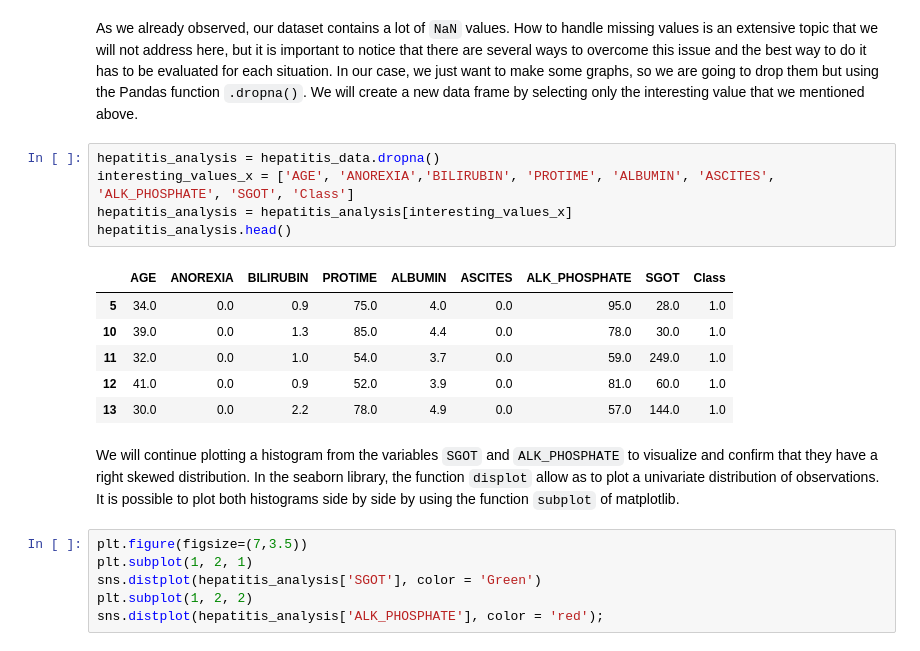
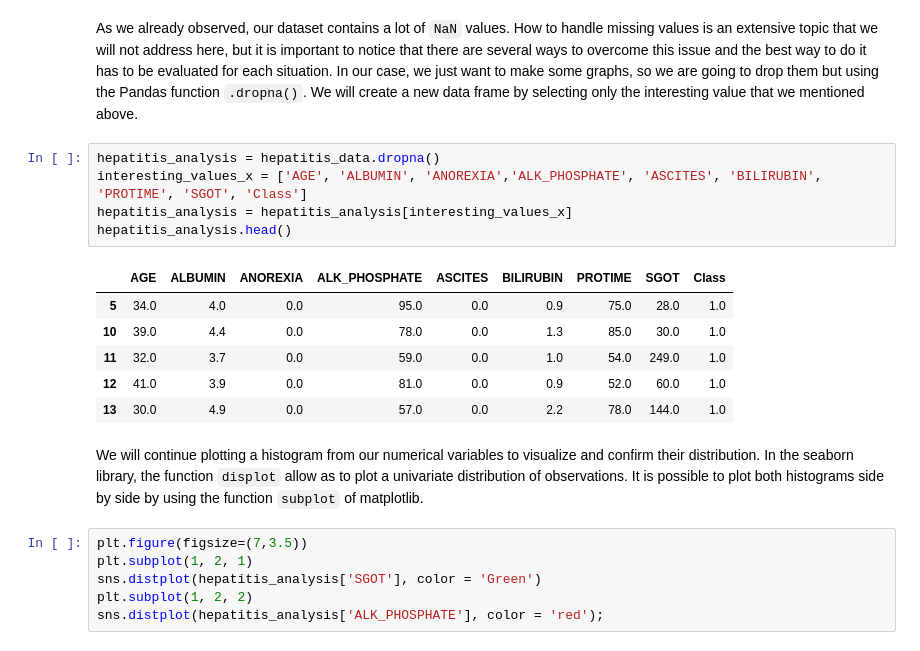
Before and after one commit to ugis22/predicting_survival_hepatitis, a Jupyter notebook: Prediction of survival in patients with hepatitis .ipynb, the cells around one changed output. Saved outputs shown, nothing was run; the diff lists cells and outputs as text.

```diff
--- a/Prediction of survival in patients with hepatitis .ipynb
+++ b/Prediction of survival in patients with hepatitis .ipynb
@@ -135,18 +135,18 @@ On the other hand, enzymes such as Alkaline phosphatase (`ALK_PHOSPHATE`) as wel
 As we already observed, our dataset contains a lot of `NaN` values. How to handle missing values is an extensive topic that we will not address here, but it is important to notice that there are several ways to overcome this issue and the best way to do it has to be evaluated for each situation. In our case, we just want to make some graphs, so we are going to drop them but using the Pandas function `.dropna()`. We will create a new data frame by selecting only the interesting value that we mentioned above.
 # %%
 hepatitis_analysis = hepatitis_data.dropna()
-interesting_values_x = ['AGE', 'ANOREXIA','BILIRUBIN', 'PROTIME', 'ALBUMIN', 'ASCITES', 'ALK_PHOSPHATE', 'SGOT', 'Class']
+interesting_values_x = ['AGE', 'ALBUMIN', 'ANOREXIA','ALK_PHOSPHATE', 'ASCITES', 'BILIRUBIN', 'PROTIME', 'SGOT', 'Class']
 hepatitis_analysis = hepatitis_analysis[interesting_values_x]
 hepatitis_analysis.head()
 # %% [output]
-|  | AGE | ANOREXIA | BILIRUBIN | PROTIME | ALBUMIN | ASCITES | ALK_PHOSPHATE | SGOT | Class |
-| 5 | 34.0 | 0.0 | 0.9 | 75.0 | 4.0 | 0.0 | 95.0 | 28.0 | 1.0 |
-| 10 | 39.0 | 0.0 | 1.3 | 85.0 | 4.4 | 0.0 | 78.0 | 30.0 | 1.0 |
-| 11 | 32.0 | 0.0 | 1.0 | 54.0 | 3.7 | 0.0 | 59.0 | 249.0 | 1.0 |
-| 12 | 41.0 | 0.0 | 0.9 | 52.0 | 3.9 | 0.0 | 81.0 | 60.0 | 1.0 |
-| 13 | 30.0 | 0.0 | 2.2 | 78.0 | 4.9 | 0.0 | 57.0 | 144.0 | 1.0 |
+|  | AGE | ALBUMIN | ANOREXIA | ALK_PHOSPHATE | ASCITES | BILIRUBIN | PROTIME | SGOT | Class |
+| 5 | 34.0 | 4.0 | 0.0 | 95.0 | 0.0 | 0.9 | 75.0 | 28.0 | 1.0 |
+| 10 | 39.0 | 4.4 | 0.0 | 78.0 | 0.0 | 1.3 | 85.0 | 30.0 | 1.0 |
+| 11 | 32.0 | 3.7 | 0.0 | 59.0 | 0.0 | 1.0 | 54.0 | 249.0 | 1.0 |
+| 12 | 41.0 | 3.9 | 0.0 | 81.0 | 0.0 | 0.9 | 52.0 | 60.0 | 1.0 |
+| 13 | 30.0 | 4.9 | 0.0 | 57.0 | 0.0 | 2.2 | 78.0 | 144.0 | 1.0 |
 # %% [markdown]
-We will continue plotting a histogram from the variables `SGOT` and `ALK_PHOSPHATE` to visualize and confirm that they have a right skewed distribution. In the seaborn library, the function `displot` allow as to plot a univariate distribution of observations. It is possible to plot both histograms side by side by using the function `subplot` of matplotlib.
+We will continue plotting a histogram from our numerical variables to visualize and confirm their distribution. In the seaborn library, the function `displot` allow as to plot a univariate distribution of observations. It is possible to plot both histograms side by side by using the function `subplot` of matplotlib.
 # %%
 plt.figure(figsize=(7,3.5))
 plt.subplot(1, 2, 1)
```
Also changed, not shown: parts of 6 cells of this notebook.
